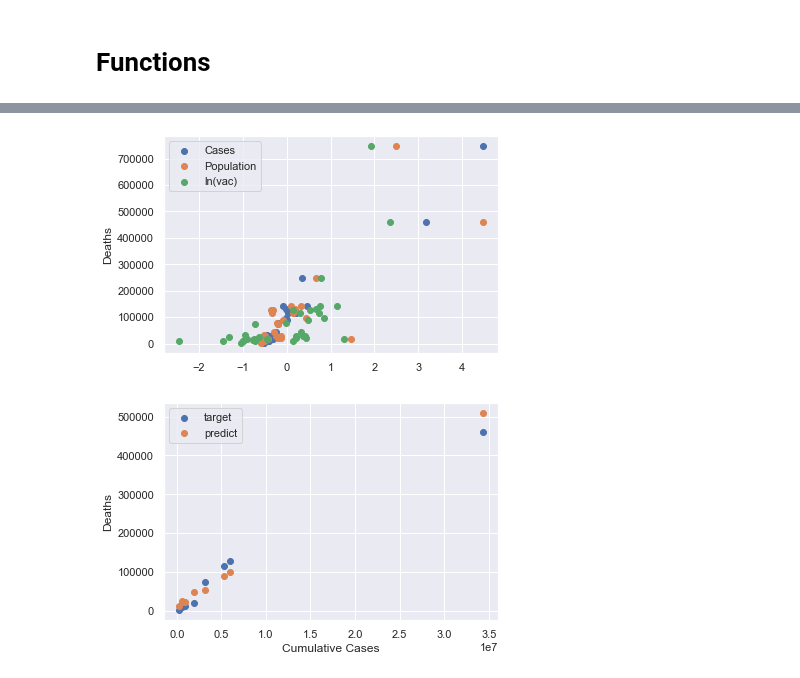
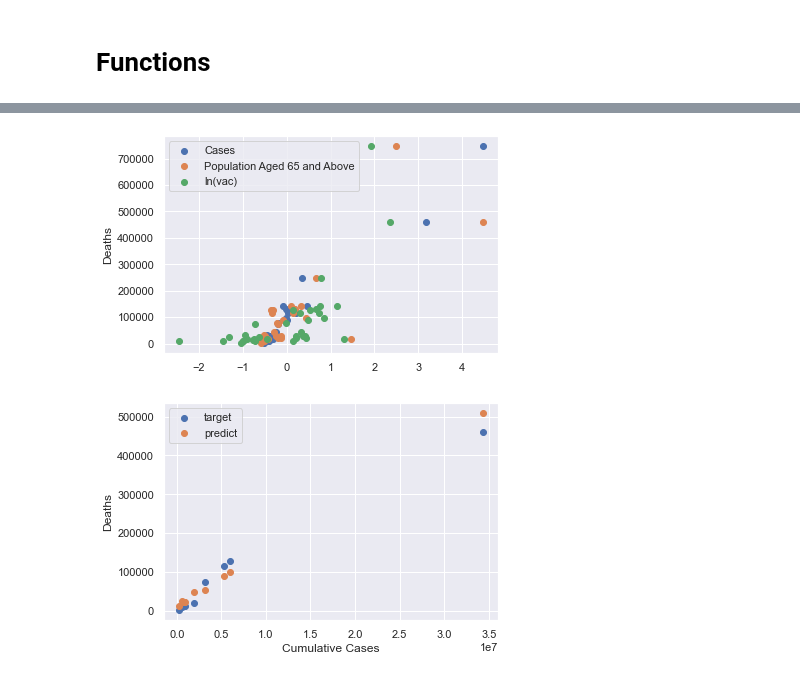
Before and after one commit to clash9529/DDW_Task2, a Jupyter notebook: predict_admission.ipynb, the cells around one changed output, grey strips where cells are left out. Saved outputs shown, nothing was run; the diff lists cells and outputs as text; code cells hidden in the pictures.

```diff
--- a/predict_admission.ipynb
+++ b/predict_admission.ipynb
@@ -143,17 +164,18 @@ You can see the visualisations by running the following codes.
 # %%
 df_task1 = pd.read_csv("DDW_Task1.csv")
 df_features, df_target = get_features_targets(df_task1, ["Cases", "Population", "ln(vac)"], ["Deaths"])
 
 # Visualise
+sns.set()
 df_features_visual = normalize_z(df_features)
 plt.scatter(df_features_visual["Cases"], df_target, label="Cases")
-plt.scatter(df_features_visual["Population"], df_target, label="Population")
+plt.scatter(df_features_visual["Population"], df_target, label="Population Aged 65 and Above")
 plt.scatter(df_features_visual["ln(vac)"], df_target, label="ln(vac)")
 plt.ylabel("Deaths")
 plt.legend()
 plt.show()
 # %% [output]
-[figure, old version]
+[figure, new version]
 # %%
 #spliting the data for trainging and testing
 df_features_train, df_features_test, df_target_train, df_target_test = split_data(df_features, df_target)
```
Also changed, not shown: parts of 6 cells of this notebook, 2 other files.
